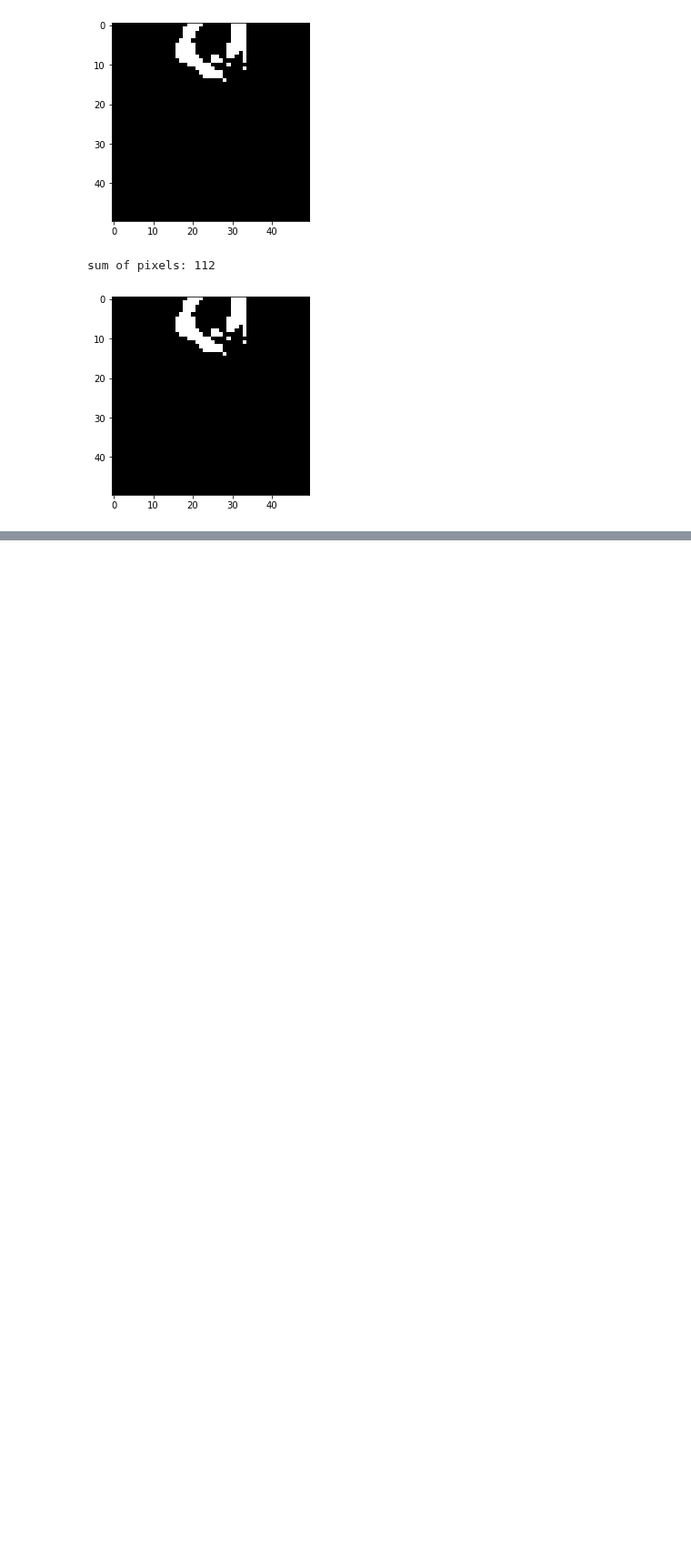
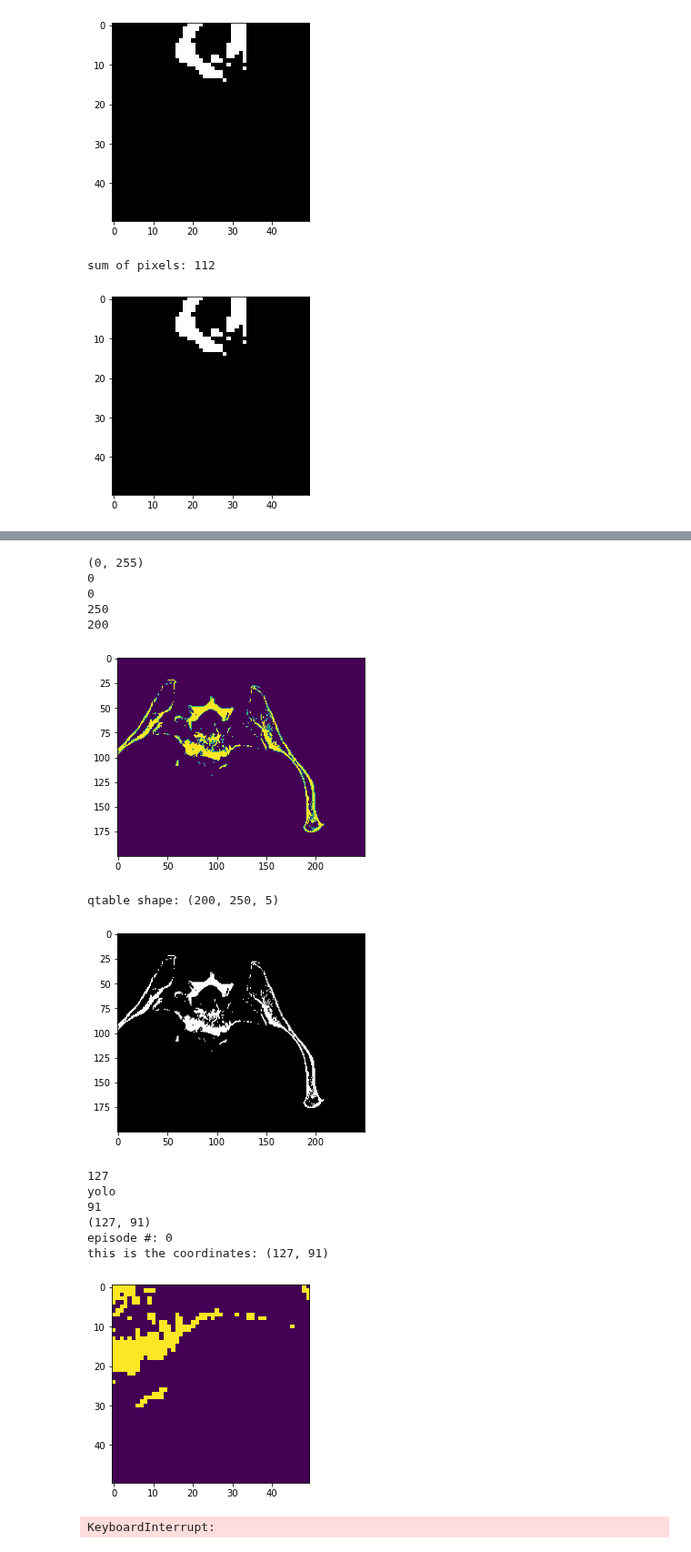
Before and after one commit to aasong113/CT_View_Planning_DeepRL, a Jupyter notebook: DQN/custom_gym_env.ipynb, the cells around one changed output, grey strips where cells are left out. Shown at 91% size. Saved outputs shown, nothing was run; the diff lists cells and outputs as text; code cells hidden in the pictures; blank space fills up the shorter version.

```diff
--- a/DQN/custom_gym_env.ipynb
+++ b/DQN/custom_gym_env.ipynb
@@ -420,0 +436,42 @@ sum of pixels: 112
+# %%
+# variables:
+neps = 20
+tstep = 200
+min_explore_rate = 0.1
+min_learning_rate = 0.2
+#grid_size = tuple((env.observation_space.high + np.ones(env.observation_space.shape)).astype(int))
+#decay_fact = np.prod(grid_size, dtype=float) / 10.0
+decay_fact = 10/10.0
+#state_bounds = list(zip(env.observation_space.low, env.observation_space.high))
+explore_rate = get_explore_rate(0,min_explore_rate,decay_fact)
+learning_rate = get_learning_rate(0,min_learning_rate,decay_fact)
+# %%
+def select_action(env,state, q_table,explore_rate):
+    # Select a random action
+    if random.random() < explore_rate:
+        action = env.action_space.sample()
+    # Select the action with the highest q
+    else:
+        action = int(np.argmax(q_table[state]))
+    return action
+# %%
+#[5:38 PM, 4/22/2022] Natalie  Aw: I think it just makes sure that the grid and the screen are properly aligned
+#[5:38 PM, 4/22/2022] Natalie  Aw: Cause the grid layer doesnt sit perfectly over the image
+
+def state_to_bucket(state,env):
+    grid_size = tuple((env.observation_space.high + np.ones(env.observation_space.shape)).astype(int))
+    state_bounds = list(zip(env.observation_space.low, env.observation_space.high))
+    bucket_indice = []
+    for i in range(len(state)):
+        if state[i] <= state_bounds[i][0]:
+            bucket_index = 0
+        elif state[i] >= state_bounds[i][1]:
+            bucket_index = grid_size[i] - 1
+        else:
+            # Mapping the state bounds to the bucket array
+            bound_width = state_bounds[i][1] - state_bounds[i][0]
+            offset = (grid_size[i]-1)*state_bounds[i][0]/bound_width
+            scaling = (grid_size[i]-1)/bound_width
+            bucket_index = int(round(scaling*state[i] - offset))
+        bucket_indice.append(bucket_index)
+    return tuple(bucket_indice)
@@ -420,0 +603,19 @@ sum of pixels: 112
+# %%
+fin_q_table = run_qlearn(Center_FOV(),explore_rate,learning_rate)
+# %% [output]
+(0, 255)
+0
+0
+250
+200
+[figure, added]
+qtable shape: (200, 250, 5)
+[figure, added]
+127
+yolo
+91
+(127, 91)
+episode #: 0
+this is the coordinates: (127, 91)
+[figure, added]
+KeyboardInterrupt:
```
Also changed, not shown: parts of 10 cells of this notebook, 1 other file.
